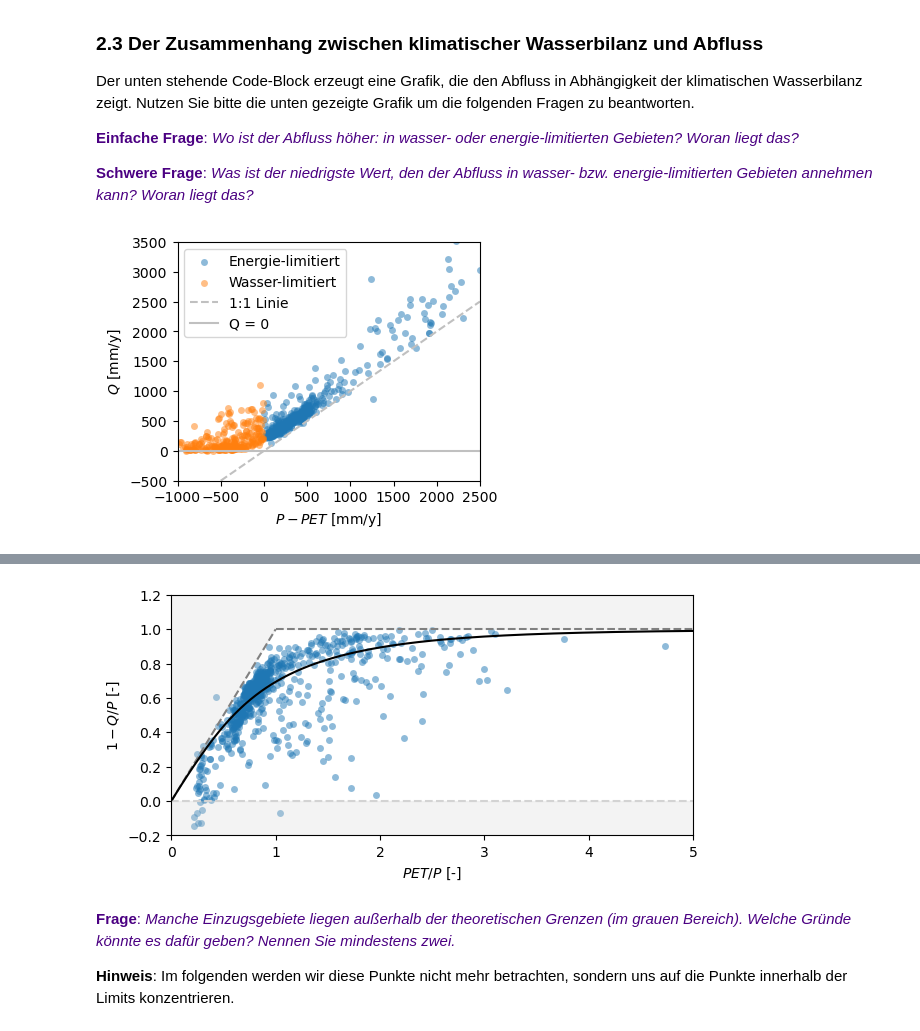
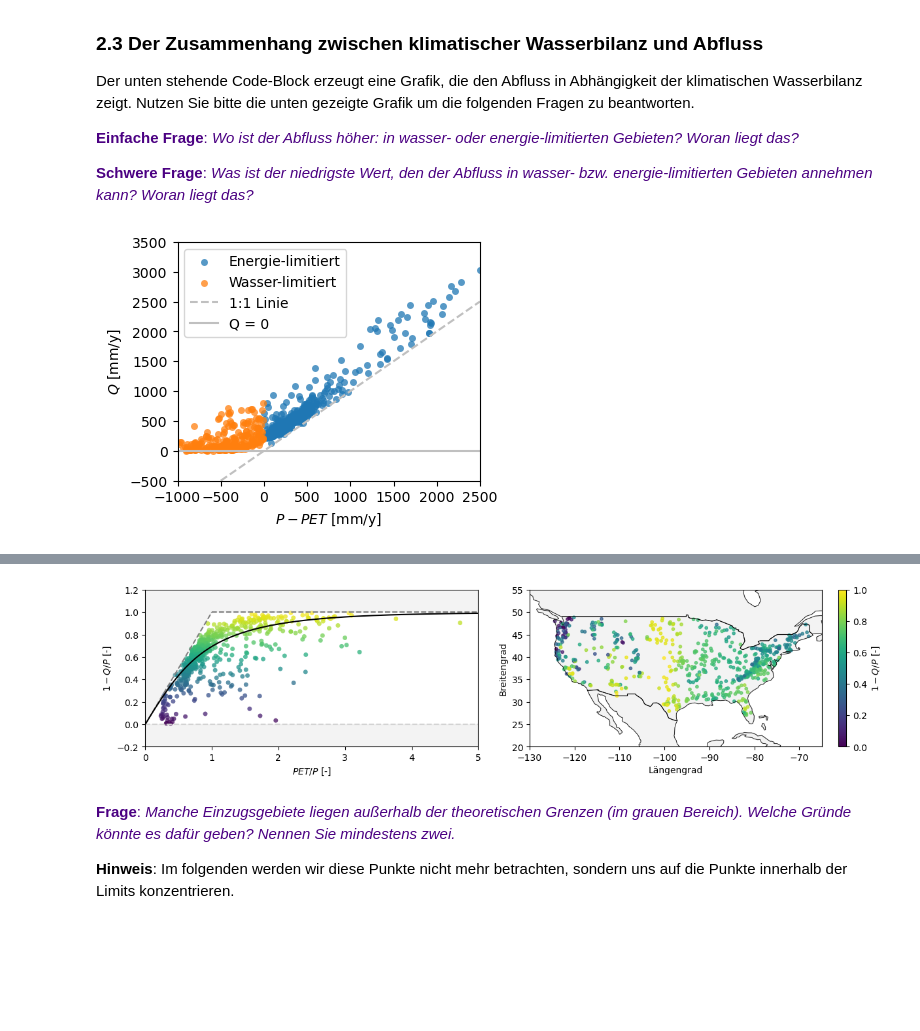
Before and after one commit to SebastianGnann/Budyko_Lehre, a Jupyter notebook: Budyko.ipynb, the cells around one changed output, grey strips where cells are left out. Cells and saved outputs as stored; diff of their text form; code cells hidden in the pictures; blank space fills up the shorter version.

```diff
--- a/Budyko.ipynb
+++ b/Budyko.ipynb
@@ -280,10 +280,10 @@ def plot_climatic_water_balance(*args):
     # to get annual values we multiply the daily values by 365
     im = axes.scatter(df.loc[df["aridity_class"] == 0, "climatic_water_balance"]*365,
                       df.loc[df["aridity_class"] == 0, "streamflow"]*365,
-                      s=25, c="tab:blue", alpha=0.5, lw=0, label='Energie-limitiert')#,
+                      s=25, c="tab:blue", alpha=0.75, lw=0, label='Energie-limitiert')#,
     im = axes.scatter(df.loc[df["aridity_class"] == 1, "climatic_water_balance"]*365,
                       df.loc[df["aridity_class"] == 1, "streamflow"]*365,
-                      s=25, c="tab:orange", alpha=0.5, lw=0, label='Wasser-limitiert')#,
+                      s=25, c="tab:orange", alpha=0.75, lw=0, label='Wasser-limitiert')#,
 
     # plot 1:1 lineand horizontal line at y=0
     axes.axline((0, 0), slope=1, c='silver', label='1:1 Linie', linestyle='--')
@@ -296,14 +296,12 @@ def plot_climatic_water_balance(*args):
     axes.set_ylim([-500, 3500])
     axes.legend(loc='best')
 
-    plt.show()
-
 # run the function
 plot_climatic_water_balance()
 
 %matplotlib inline
 # %% [output]
-[figure, old version]
+[figure, new version]
 # %% [markdown]
 ## **3. Die Budyko-Kurve**
 
@@ -365,33 +363,51 @@ Der unten angezeigte Plot zeigt, dass die meisten Datenpunkte den von Budyko pos
 # %%
 def plot_Budyko(plot_curve=False,*args):
 
     # create figure
-    fig = plt.figure(figsize=(6, 3), constrained_layout=True)
-    axes = plt.axes()
+    #fig = plt.figure(figsize=(6, 3), constrained_layout=True)
+    #axes = plt.axes()
+
+    # create figure
+    fig, axes = plt.subplots(figsize=(12, 3), constrained_layout=True,
+                             nrows=1, ncols=2, gridspec_kw={'width_ratios': [2, 2]})
 
     # plot catchments in Budyko space
-    im = axes.scatter(df["aridity"], 1-df["runoff_ratio"], s=25, alpha=0.5, lw=0, c='tab:blue')
+    #im = axes[0].scatter(df["aridity"], 1-df["runoff_ratio"], s=25, alpha=0.5, lw=0, c='grey')
+    im = axes[0].scatter(df["aridity"], 1-df["runoff_ratio"], s=25, alpha=0.75, lw=0, c=1-df["runoff_ratio"], cmap='viridis', vmin=0, vmax=1)
 
     # specify axes, labels, etc.
-    axes.set_xlabel("$PET/P$ [-]")
-    axes.set_ylabel("$1 - Q/P$ [-]")
-    axes.set_xlim([0, 5])
-    axes.set_ylim([-0.2, 1.2])
-    helper_fcts.plot_Budyko_limits(df["aridity"], df["runoff_ratio"], axes)
+    axes[0].set_xlabel("$PET/P$ [-]")
+    axes[0].set_ylabel("$1 - Q/P$ [-]")
+    axes[0].set_xlim([0, 5])
+    axes[0].set_ylim([-0.2, 1.2])
+    helper_fcts.plot_Budyko_limits(df["aridity"], df["runoff_ratio"], axes[0])
     #axes.set_xscale('log')
 
     # plot Budyko curve
     if plot_curve == True:
-        helper_fcts.plot_Budyko_curve(np.linspace(0.01,10,1000), axes)
+        helper_fcts.plot_Budyko_curve(np.linspace(0.01,10,1000), axes[0])
 
-    plt.show()
+    # plot map
+    world = gpd.read_file(gpd.datasets.get_path('naturalearth_lowres'))
+    gdf = gpd.GeoDataFrame(df, geometry=gpd.points_from_xy(df.gauge_lon, df.gauge_lat))
+    #fig, ax = plt.subplots(figsize=(6, 3))
+    world.boundary.plot(ax=axes[1], linewidth=0.5, color='black')
+    world.plot(ax=axes[1], color='lightgrey', edgecolor='black', alpha=0.25)
+    plot = gdf.plot(ax=axes[1], markersize=10, column=1-gdf["runoff_ratio"], alpha=0.75, cmap='viridis')
+    norm = Normalize(vmin=0, vmax=1)
+    sm = plt.cm.ScalarMappable(cmap='viridis', norm=norm)
+    sm.set_array([])
+    cbar = fig.colorbar(sm, ax=axes[1], orientation='vertical', label='$1 - Q/P$ [-]')
+    plt.xlabel('Längengrad')
+    plt.ylabel('Breitengrad')
+    plt.xlim(-130, -65); plt.ylim(20, 55)
 
 # this function plots catchments in Budyko space as well as the Budyko curve
 plot_Budyko(plot_curve=True)
 
 %matplotlib inline
 # %% [output]
-[figure, old version]
+[figure, new version]
 # %% [markdown]
 <span style="color:Indigo">**Frage**: *Manche Einzugsgebiete liegen außerhalb der theoretischen Grenzen (im grauen Bereich). Welche Gründe könnte es dafür geben? Nennen Sie mindestens zwei.*</span>
 
```
Also changed, not shown: parts of 7 cells of this notebook.
